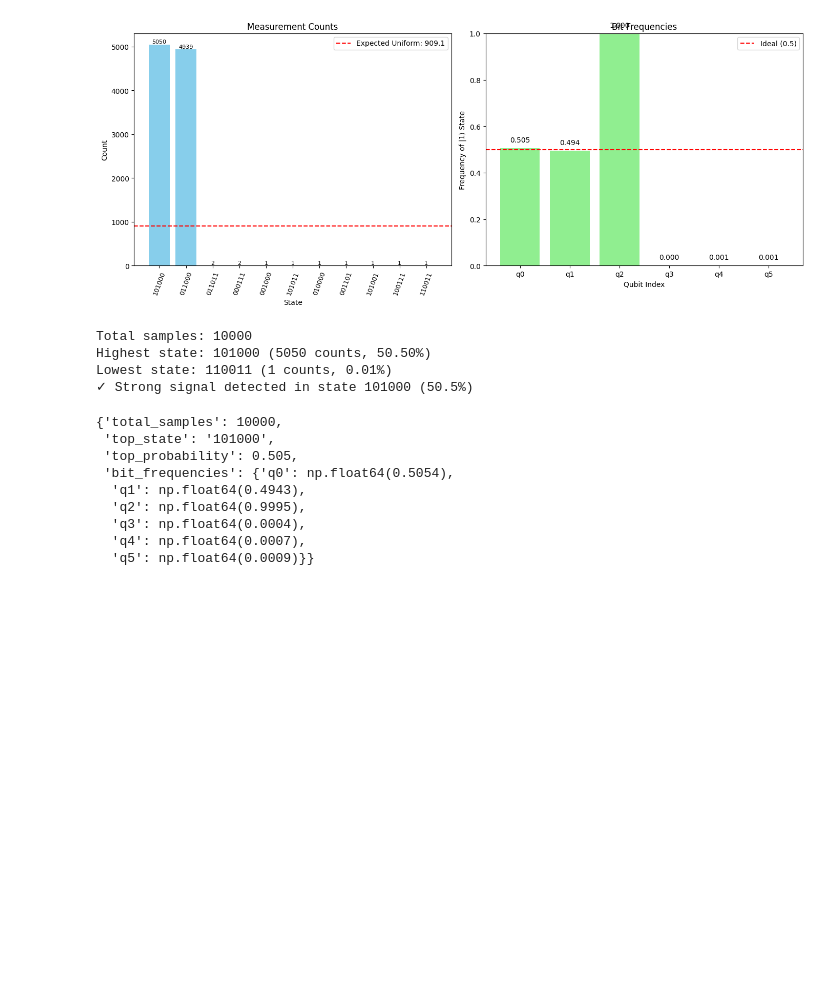
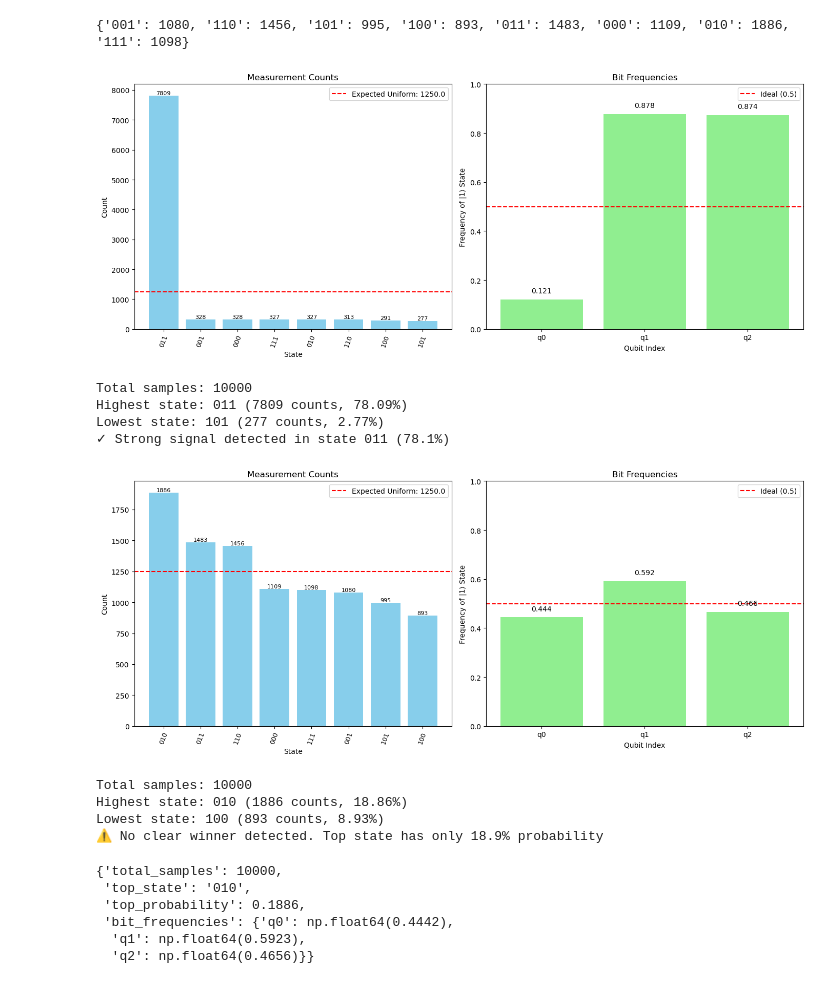
Before and after one commit to nmandrus1/tweedledum, a Jupyter notebook: examples/Demo.ipynb, the cells around one changed output. Saved outputs shown, nothing was run; the diff lists cells and outputs as text; code cells hidden in the pictures; blank space fills up the shorter version.

```diff
--- a/examples/Demo.ipynb
+++ b/examples/Demo.ipynb
@@ -27,6 +24,7 @@ rpi-rensselaer/research/magdon
 # Generate Random graph
 import networkx as nx
 import numpy as np
+import math
 
 def graph_to_binary_edge_list(g):
     n = g.number_of_nodes()
@@ -40,11 +38,12 @@ def count_cliques(graph, k):
     return count
 
 def from_last_time():
+    N=3
     k = 2
     G = nx.Graph()
     G.add_nodes_from([i for i in range(0, N)])
-    G.add_edges_from([(0, 1), (0, 2), (1, 2), (1, 3)])
-    return k, G
+    G.add_edges_from([(0, 1)])
+    return N, k, G
 
 def no_solutions():
     k = 2
@@ -73,11 +72,18 @@ def one_solution():
 
 
 
-#k, G= from_last_time(parameterized_clique_counter_batcher)
-k, G, = no_solutions()
+N, k, G= from_last_time()
+#k, G, = no_solutions()
 #k, G = one_solution(parameterized_clique_counter_batcher)
 
 m = count_cliques(G, k)
 print(f"G has {m} cliques of size at least {k}")
 nx.draw(G)
+
+if m < (1 << N): # Avoid error if m=2^n
+    optimal_iterations = math.floor(
+        math.pi / (4 * math.asin(math.sqrt(m / (1 << N))))
+    )
+
+print(f"Optimal iterations for N={N}, M={m}: {optimal_iterations}")
 # %% [output]
@@ -261,48 +296,55 @@ def simple_visualize_results(results_dict, title="Quantum Measurement Results"):
     plt.show()
 
     # Print simple statistics
     print(f"Total samples: {total_samples}")
     print(f"Highest state: {list(sorted_results.keys())[0]} ({list(sorted_results.values())[0]} counts, {list(sorted_results.values())[0]/total_samples*100:.2f}%)")
     print(f"Lowest state: {list(sorted_results.keys())[-1]} ({list(sorted_results.values())[-1]} counts, {list(sorted_results.values())[-1]/total_samples*100:.2f}%)")
 
     # Check for clear winner (probability > 20%)
     top_prob = list(sorted_results.values())[0] / total_samples
     if top_prob > 0.2:
         print(f"✓ Strong signal detected in state {list(sorted_results.keys())[0]} ({top_prob*100:.1f}%)")
     else:
         print(f"⚠ No clear winner detected. Top state has only {top_prob*100:.1f}% probability")
 
     # Check for uniformity
     uniformity_threshold = 0.05  # 5% variation
     max_variation = max(abs(count/total_samples - 1/len(results_dict)) for count in results_dict.values())
 
     if max_variation < uniformity_threshold:
         print(f"⚠ Distribution appears close to uniform (max variation: {max_variation*100:.1f}%)")
 
     # Return a simple summary for programmatic use
     return {
         "total_samples": total_samples,
         "top_state": list(sorted_results.keys())[0],
         "top_probability": top_prob,
         "bit_frequencies": {f"q{i}": freq for i, freq in enumerate(bit_frequencies)}
     }
 
-simple_visualize_results(counts, "")
+hw_counts = job.result()[0].data.c.get_counts()
+print(hw_counts)
+
+simple_visualize_results(sim_counts, "")
+simple_visualize_results(hw_counts, "")
 # %% [output]
+{'001': 1080, '110': 1456, '101': 995, '100': 893, '011': 1483, '000': 1109, '010': 1886, '111': 1098}
-[figure, old version]
+[figure, new version]
-Total samples: 10000
-Highest state: 101000 (5050 counts, 50.50%)
-Lowest state: 110011 (1 counts, 0.01%)
-✓ Strong signal detected in state 101000 (50.5%)
-{'total_samples': 10000,
- 'top_state': '101000',
- 'top_probability': 0.505,
- 'bit_frequencies': {'q0': np.float64(0.5054),
-  'q1': np.float64(0.4943),
-  'q2': np.float64(0.9995),
-  'q3': np.float64(0.0004),
-  'q4': np.float64(0.0007),
-  'q5': np.float64(0.0009)}}
+Total samples: 10000
+Highest state: 011 (7809 counts, 78.09%)
+Lowest state: 101 (277 counts, 2.77%)
+✓ Strong signal detected in state 011 (78.1%)
+[figure, added]
+Total samples: 10000
+Highest state: 010 (1886 counts, 18.86%)
+Lowest state: 100 (893 counts, 8.93%)
+⚠ No clear winner detected. Top state has only 18.9% probability
+{'total_samples': 10000,
+ 'top_state': '010',
+ 'top_probability': 0.1886,
+ 'bit_frequencies': {'q0': np.float64(0.4442),
+  'q1': np.float64(0.5923),
+  'q2': np.float64(0.4656)}}
 # %%
 import qiskit
 from qiskit.quantum_info import Statevector
```
Also changed, not shown: parts of 5 cells of this notebook, 3 other files.
